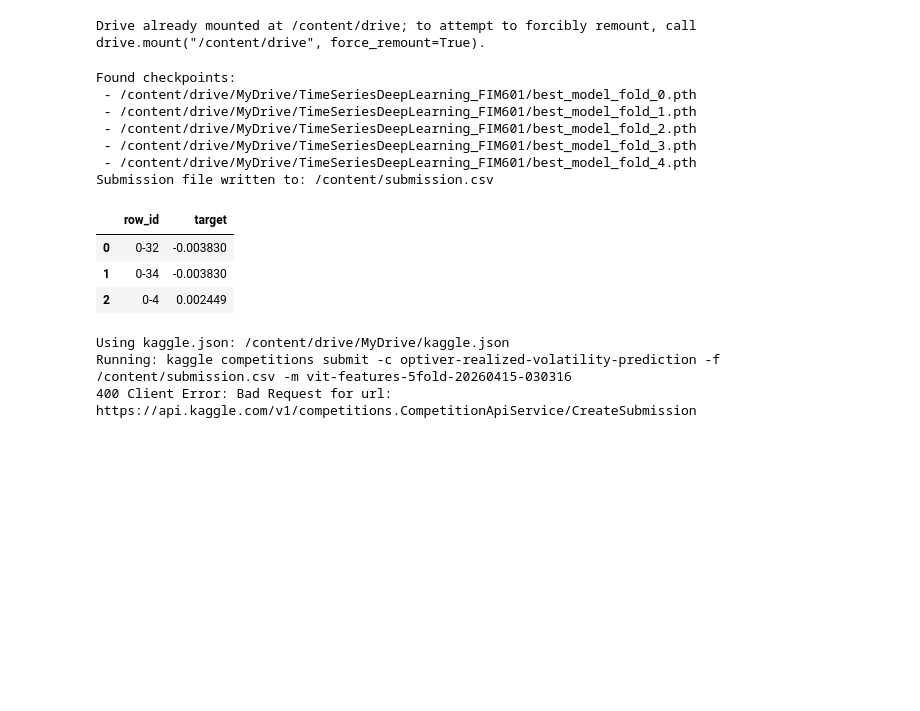
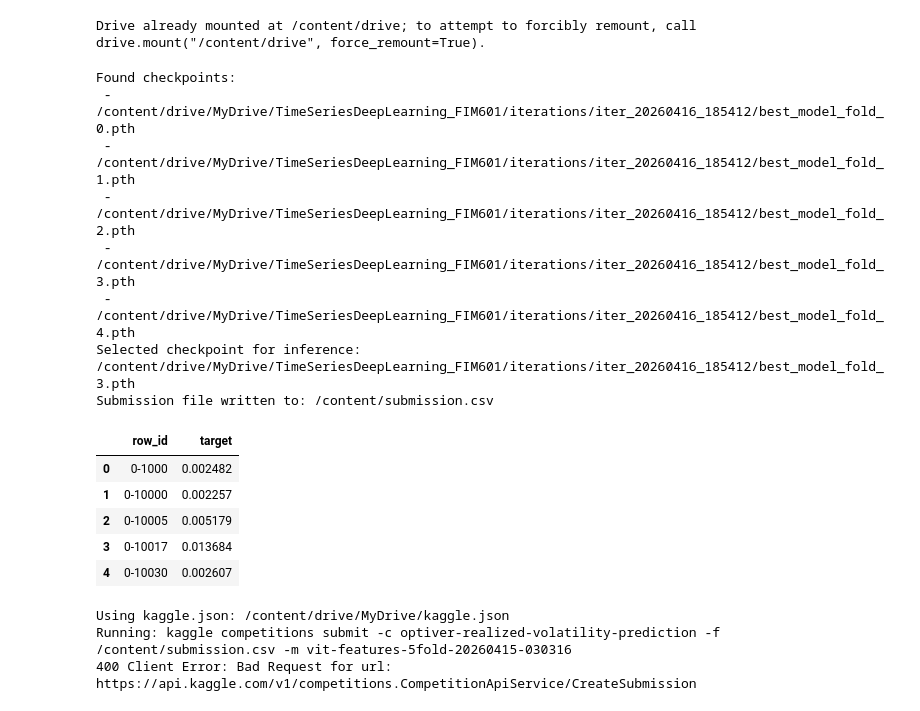
Before and after one commit to MarkDeng86/VolatilityPredictionDeepLearning, a Jupyter notebook: OptiverKaggleSubmission.ipynb, the cells around one changed output. Drawn from its saved outputs; the diff is of its cells as text; code cells hidden in the pictures; blank space fills up the shorter version.

```diff
--- a/OptiverKaggleSubmission.ipynb
+++ b/OptiverKaggleSubmission.ipynb
@@ -227,8 +220,13 @@ class OrderFlowRegressor(nn.Module):
 class TestOrderFlowDataset(Dataset):
     def __init__(self, test_csv_path, book_path, trade_path, transform=None):
         self.test_df = pd.read_csv(test_csv_path)
+        if 'row_id' in self.test_df.columns:
+            self.row_ids = self.test_df['row_id'].astype(str).to_numpy()
+        else:
+            self.row_ids = (
+                self.test_df['stock_id'].astype(str) + '-' + self.test_df['time_id'].astype(str)
+            ).to_numpy()
         self.index_map = self.test_df[['stock_id', 'time_id']].to_numpy()
-        self.row_ids = self.test_df['row_id'].astype(str).to_numpy()
 
         self.transform = transform
 
@@ -315,47 +313,47 @@ def infer_with_checkpoint(model_path, test_dataset, batch_size=256, num_workers=
 # %%
 # Build test dataset
 test_dataset = TestOrderFlowDataset(
-    test_csv_path=f'{LOCAL_DATA_DIR}/test.csv',
-    book_path=f'{LOCAL_DATA_DIR}/book_test.parquet',
-    trade_path=f'{LOCAL_DATA_DIR}/trade_test.parquet',
+    test_csv_path=f'{DATA_DIR}/train.csv',
+    book_path=f'{DATA_DIR}/book_train.parquet',
+    trade_path=f'{DATA_DIR}/trade_train.parquet',
     transform=ToImage(output_size=(600, 80, 4), include_features=True)
 )
 
-# Load all best fold models and ensemble by averaging predictions
+# Select a single best fold checkpoint for inference
 checkpoint_paths = sorted(glob.glob(f'{MODEL_DIR}/best_model_fold_*.pth'))
 if not checkpoint_paths:
     raise FileNotFoundError('No fold checkpoints found. Train first and verify best_model_fold_*.pth exists.')
 
 print('Found checkpoints:')
 for p in checkpoint_paths:
     print(' -', p)
 
-pred_dfs = []
-for p in checkpoint_paths:
-    pred_df = infer_with_checkpoint(p, test_dataset, batch_size=256, num_workers=2)
-    pred_df = pred_df.sort_values('row_id').reset_index(drop=True)
-    pred_dfs.append(pred_df)
+# Change the index below if you want a different fold checkpoint
+selected_model_path = checkpoint_paths[3]
+print(f'Selected checkpoint for inference: {selected_model_path}')
 
-submission = pred_dfs[0].copy()
-stacked = np.stack([d['target'].to_numpy() for d in pred_dfs], axis=0)
-submission['target'] = stacked.mean(axis=0)
+submission = infer_with_checkpoint(selected_model_path, test_dataset, batch_size=256, num_workers=2)
+submission = submission.sort_values('row_id').reset_index(drop=True)
 
 submission_path = '/content/submission.csv'
 submission.to_csv(submission_path, index=False)
 print(f'Submission file written to: {submission_path}')
 submission.head()
 # %% [output]
 Found checkpoints:
- - /content/drive/MyDrive/TimeSeriesDeepLearning_FIM601/best_model_fold_0.pth
- - /content/drive/MyDrive/TimeSeriesDeepLearning_FIM601/best_model_fold_1.pth
- - /content/drive/MyDrive/TimeSeriesDeepLearning_FIM601/best_model_fold_2.pth
- - /content/drive/MyDrive/TimeSeriesDeepLearning_FIM601/best_model_fold_3.pth
- - /content/drive/MyDrive/TimeSeriesDeepLearning_FIM601/best_model_fold_4.pth
+ - /content/drive/MyDrive/TimeSeriesDeepLearning_FIM601/iterations/iter_20260416_185412/best_model_fold_0.pth
+ - /content/drive/MyDrive/TimeSeriesDeepLearning_FIM601/iterations/iter_20260416_185412/best_model_fold_1.pth
+ - /content/drive/MyDrive/TimeSeriesDeepLearning_FIM601/iterations/iter_20260416_185412/best_model_fold_2.pth
+ - /content/drive/MyDrive/TimeSeriesDeepLearning_FIM601/iterations/iter_20260416_185412/best_model_fold_3.pth
+ - /content/drive/MyDrive/TimeSeriesDeepLearning_FIM601/iterations/iter_20260416_185412/best_model_fold_4.pth
+Selected checkpoint for inference: /content/drive/MyDrive/TimeSeriesDeepLearning_FIM601/iterations/iter_20260416_185412/best_model_fold_3.pth
 Submission file written to: /content/submission.csv
 |  | row_id | target |
-| 0 | 0-32 | -0.003830 |
-| 1 | 0-34 | -0.003830 |
-| 2 | 0-4 | 0.002449 |
+| 0 | 0-1000 | 0.002482 |
+| 1 | 0-10000 | 0.002257 |
+| 2 | 0-10005 | 0.005179 |
+| 3 | 0-10017 | 0.013684 |
+| 4 | 0-10030 | 0.002607 |
 # %%
 # Download to local machine
 from google.colab import files
```
Also changed, not shown: parts of 1 cell of this notebook, 1 other file.
